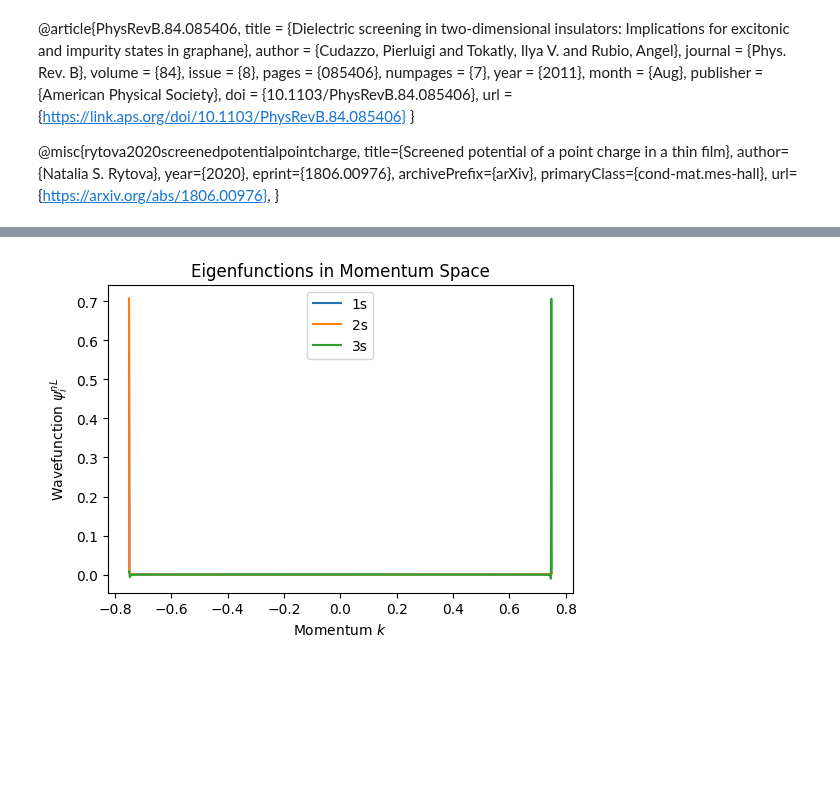
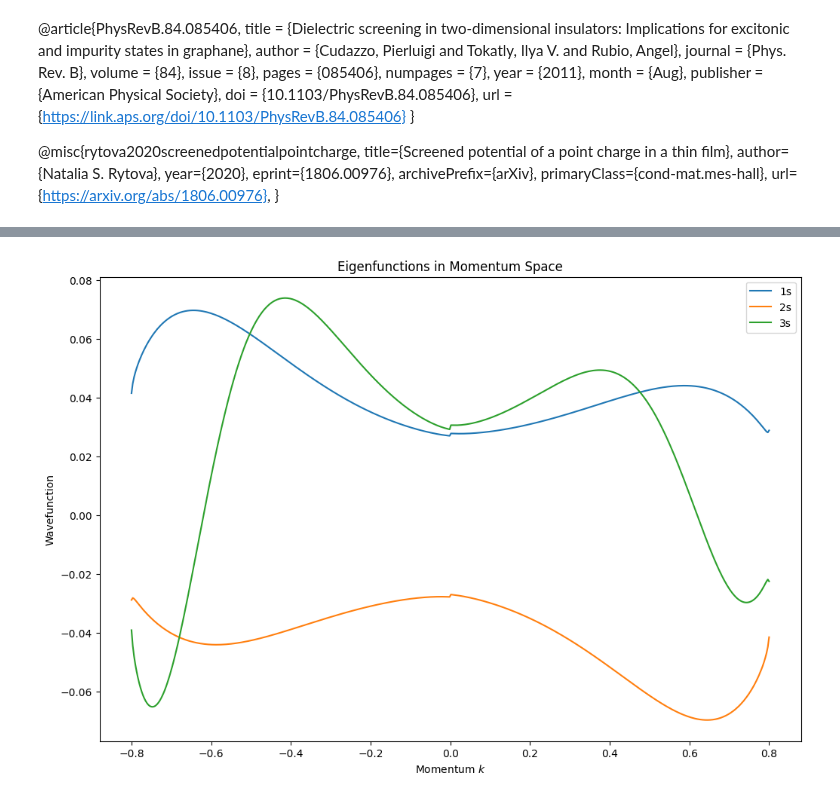
Before and after one commit to pmbraga/perovskite_excitons_mphil, a Jupyter notebook: excitonic_states/sim.ipynb, the cells around one changed output, grey strips where cells are left out. Cells and saved outputs as stored; diff of their text form; code cells hidden in the pictures; blank space fills up the shorter version.

Commit message:
unit corrections and change of RKP to deal better with discontinuities

```diff
--- a/excitonic_states/sim.ipynb
+++ b/excitonic_states/sim.ipynb
@@ -78,16 +81,17 @@ cos_vals = np.cos(t_vals)
 
 def RKP(ki, kj):
 
-    V = 0
+    V = 0 # nm
+    A = dt / 4 * np.pi**2 * varepsilon_s * varepsilon_0 # mev * nm
 
-    for i in range(len(cos_vals)):
+    for t in cos_vals:
 
-        q = np.sqrt( ki**2 + kj**2 - 2*ki*kj*cos_vals[i] ) # nm{-1}
-        V +=  1 / q*(1 + r0*q) # nm
+        q = np.sqrt(ki**2 + kj**2 - 2*ki*kj*t)
 
-    A = dt * e0**2 / 8 * np.pi**2 * varepsilon_s # ev{2}
+        if q != 0:
+            V += 1 / (q * (1+r0*q))
 
-    return A * V # ev{2} nm
+    return A * V # mev nm{2}
 # %%
 # Wannier matrix
 
@@ -100,15 +104,15 @@ def WANNIER():
         for j in range(N):
 
             if i == j:
-                W[i,j] = hbar**2 * k_vals[i] ** 2 / 2 * mu - dk * k_vals[j]
-            else:
-                W[i,j] -= dk * k_vals[j] * RKpotential(k_vals[i], k_vals[j])
+                W[i,j] = (10e-9 * hbar**2 * k_vals[i] ** 2) / (2 * mu) # correction 3 to the units
+
+            W[i,j] -= dk * k_vals[j] * RKP(k_vals[i], k_vals[j]) # meV
 
     np.savetxt(f"{N}_wannier_matrix.txt", W, fmt="%.10f")
 
     return W
 # %%
-test = WANNIER()
+test2 = WANNIER()
 # %% [output]
 0
 1
@@ -130,2 +151,2 @@ test = WANNIER()
 # %%
-eigVAL, eigVEC = np.linalg.eig(test)
+eigVAL, eigVEC = np.linalg.eig(test2)
@@ -142,11 +165,12 @@ plt.show()
 # %%
-plt.figure(figsize=(6,4))
+plt.figure(figsize=(12,8))
 for i in range(3):  # First 3 eigenfunctions
     plt.plot(k_vals, eigVEC[:, i], label=f'{i+1}s')
 plt.xlabel('Momentum $k$')
-plt.ylabel('Wavefunction $\psi_i^{nL}$')
+#plt.xlim(-0.025, 0.025)
+plt.ylabel('Wavefunction')
 plt.title('Eigenfunctions in Momentum Space')
 plt.legend()
 plt.show()
 # %% [output]
-[figure, old version]
+[figure, new version]
```
Also changed, not shown: parts of 5 cells of this notebook.
